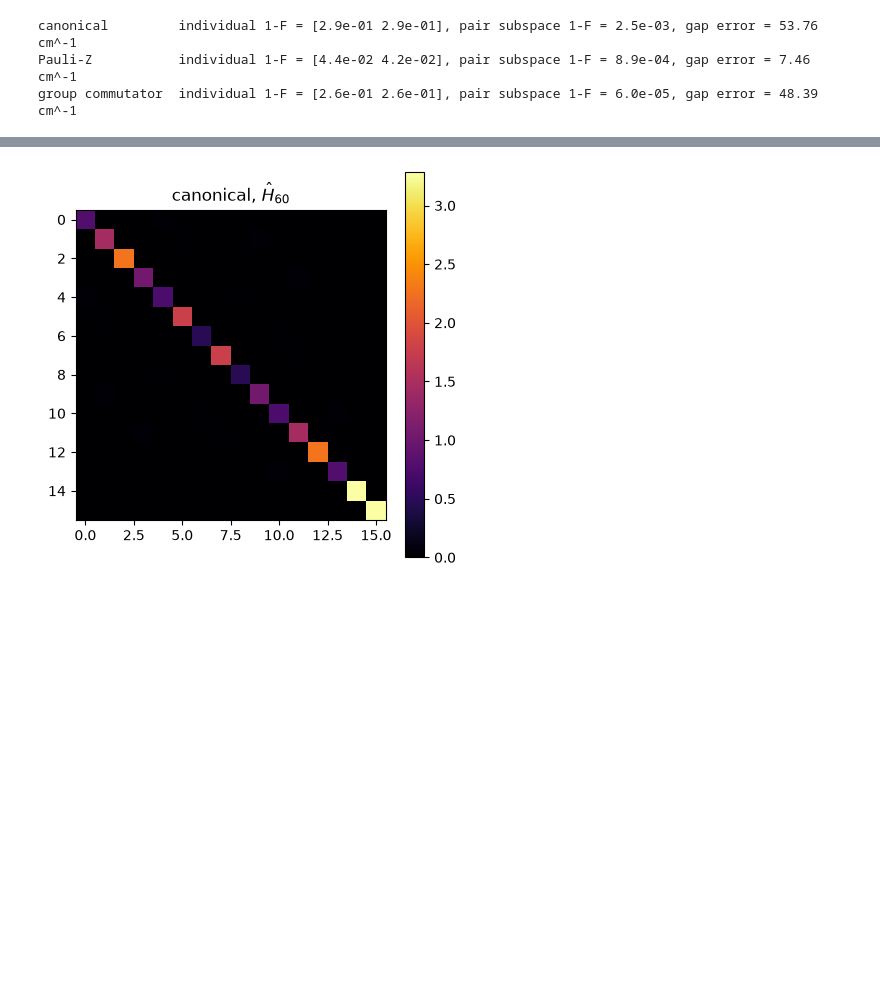
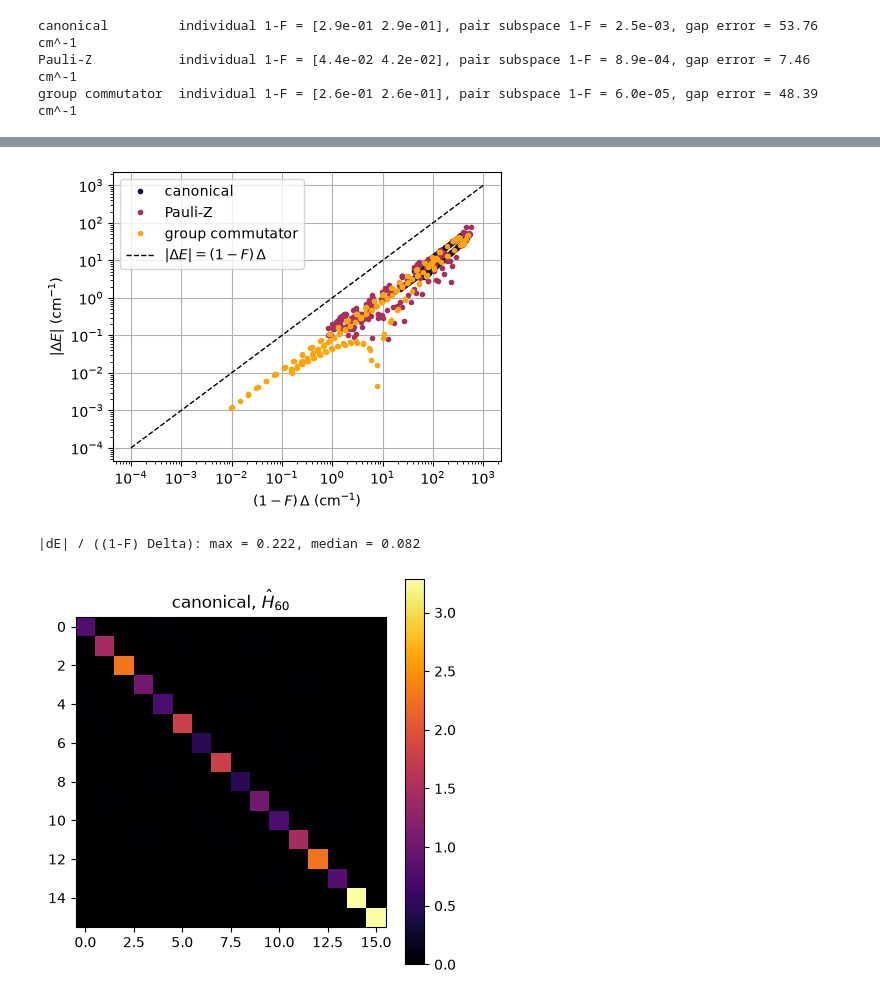
Before and after one commit to Nox-eturnus/dbqa-models, a Jupyter notebook: examples/Crystal_field_PyCF/Example_2_DBQA_Ce_YAG.ipynb, the cells around one changed output, grey strips where cells are left out. Cells and saved outputs as stored; diff of their text form; code cells hidden in the pictures; blank space fills up the shorter version.

```diff
--- a/examples/Crystal_field_PyCF/Example_2_DBQA_Ce_YAG.ipynb
+++ b/examples/Crystal_field_PyCF/Example_2_DBQA_Ce_YAG.ipynb
@@ -159,15 +178,9 @@ dbi_pauli = dbi
+# %%
+dbi_pauli, history_pauli, steps_pauli = run_dbqa(h, "Pauli-Z", groups, energies)
 # %% [markdown]
 #### Method 3: group commutator
-# %%
-dbi = DoubleBracketIteration(deepcopy(h), mode=DoubleBracketGeneratorType.group_commutator, scheduling=DoubleBracketScheduling.grid_search)
-history, steps = [dbqa_spectrum_report(dbi, groups, energies)], []
-for _ in range(NSTEPS):
-    step = dbi.choose_step(space=np.linspace(1e-3, 1.0, 300))
-    dbi(step=step)
-    steps.append(step)
-    history.append(dbqa_spectrum_report(dbi, groups, energies))
-histories.append(history); labels.append("group commutator"); step_histories.append(steps)
-dbi_group_commutator = dbi
+# %%
+dbi_group_commutator, history_group_commutator, steps_group_commutator = run_dbqa(h, "group commutator", groups, energies)
 # %% [markdown]
 #### Convergence
 # %%
@@ -244,14 +271,11 @@ The slowest levels are the $^2F_{7/2}$ doublets 4 and 5, separated by the smalle
 # %%
 pair = [4, 5]
 groups_pair = [g for k, g in enumerate(groups) if k not in pair] + [groups[pair[0]] + groups[pair[1]]]
-level_energies = np.array([np.mean(energies[g]) for g in groups])
-for dbi, label in zip([dbi_canonical, dbi_pauli, dbi_group_commutator], labels):
+for dbi, label, history in zip(dbis, labels, histories):
     report = dbqa_spectrum_report(dbi, groups_pair, energies)
-    diagonal = np.sort(np.real(np.diag(dbi.backend.to_numpy(dbi.h.matrix))))
-    level_energies_dbqa = np.array([np.mean(diagonal[g]) for g in groups])
-    print(f"{label:17s} individual 1-F = {np.array2string(1 - histories[labels.index(label)][-1]['level_fidelity'][pair], formatter={'float_kind': lambda x: f'{x:.1e}'})},"
+    print(f"{label:17s} individual 1-F = {np.array2string(1 - history[-1]['level_fidelity'][pair], formatter=fmt)},"
           f" pair subspace 1-F = {1 - report['level_fidelity'][-1]:.1e},"
-          f" gap error = {energy_unit * gap_error(level_energies_dbqa, level_energies, *pair):.2f} cm^-1")
+          f" gap error = {energy_unit * history[-1]['level_gap_error'][pair[0]]:.2f} cm^-1")
 # %% [output]
 canonical         individual 1-F = [2.9e-01 2.9e-01], pair subspace 1-F = 2.5e-03, gap error = 53.76 cm^-1
 Pauli-Z           individual 1-F = [4.4e-02 4.2e-02], pair subspace 1-F = 8.9e-04, gap error = 7.46 cm^-1
@@ -259 +287,26 @@ group commutator  individual 1-F = [2.6e-01 2.6e-01], pair subspace 1-F = 6.0e-0
+# %%
+level_energies = np.array([np.mean(energies[g]) for g in groups])
+ratios = []
+plt.figure(figsize=(5,5*6/8))
+colors = plt.cm.inferno(np.linspace(0.1, 0.8, len(histories)))
+for i, (label, history) in enumerate(zip(labels, histories)):
+    x, y = [], []
+    for r in history[1:]:
+        for k in range(3):
+            spread = np.max(np.abs(level_energies[:7] - level_energies[k]))
+            x.append((1 - r["level_fidelity"][k]) * spread * energy_unit)
+            y.append(r["level_energy_error"][k] * energy_unit)
+    ratios += list(np.array(y) / np.array(x))
+    plt.loglog(x, y, ".", color=colors[i], label=label)
+lim = [1e-4, 1e3]
+plt.loglog(lim, lim, "k--", lw=1, label=r"$|\Delta E| = (1-F)\,\Delta$")
+plt.xlabel(r"$(1-F)\,\Delta$ (cm$^{-1}$)")
+plt.ylabel(r"$|\Delta E|$ (cm$^{-1}$)")
+plt.legend(); plt.grid(True)
+plt.savefig("pdfs_figures/Ce_YAG_energy_vs_fidelity.pdf", bbox_inches="tight")
+plt.show()
+print(f"|dE| / ((1-F) Delta): max = {np.max(ratios):.3f}, median = {np.median(ratios):.3f}")
+# %% [output]
+[figure, added]
+|dE| / ((1-F) Delta): max = 0.222, median = 0.082
 # %%
```
Also changed, not shown: parts of 21 cells of this notebook, 17 other files.
